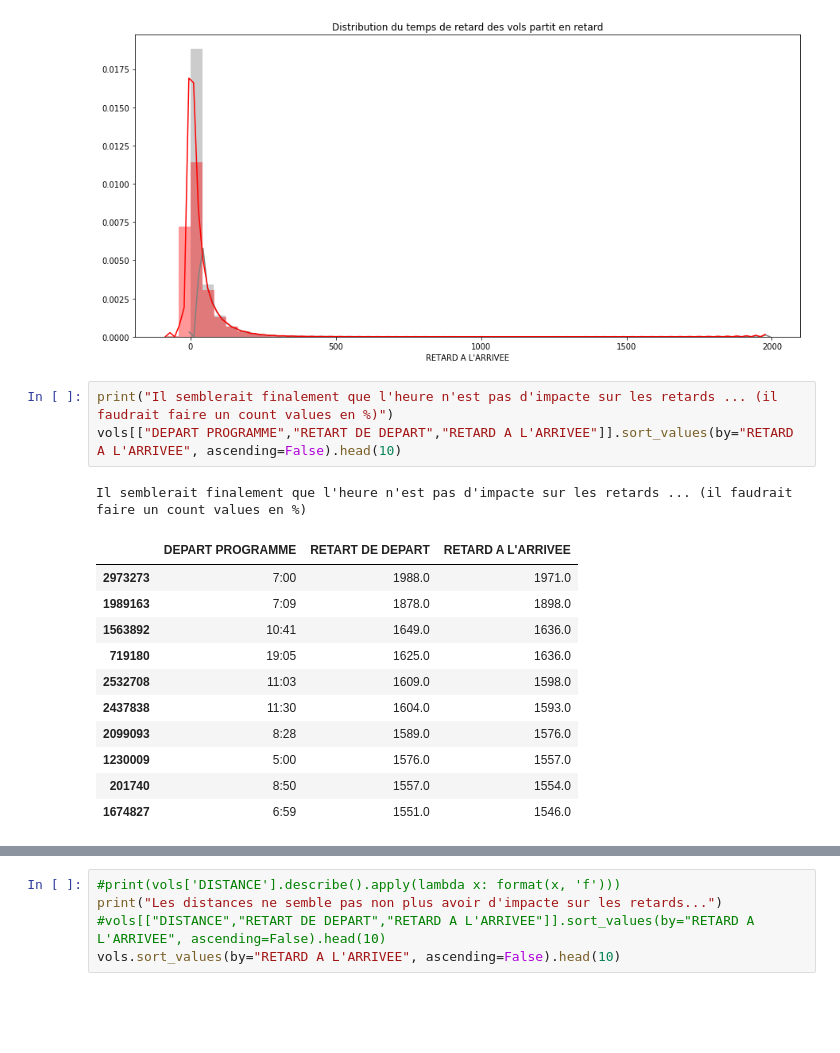
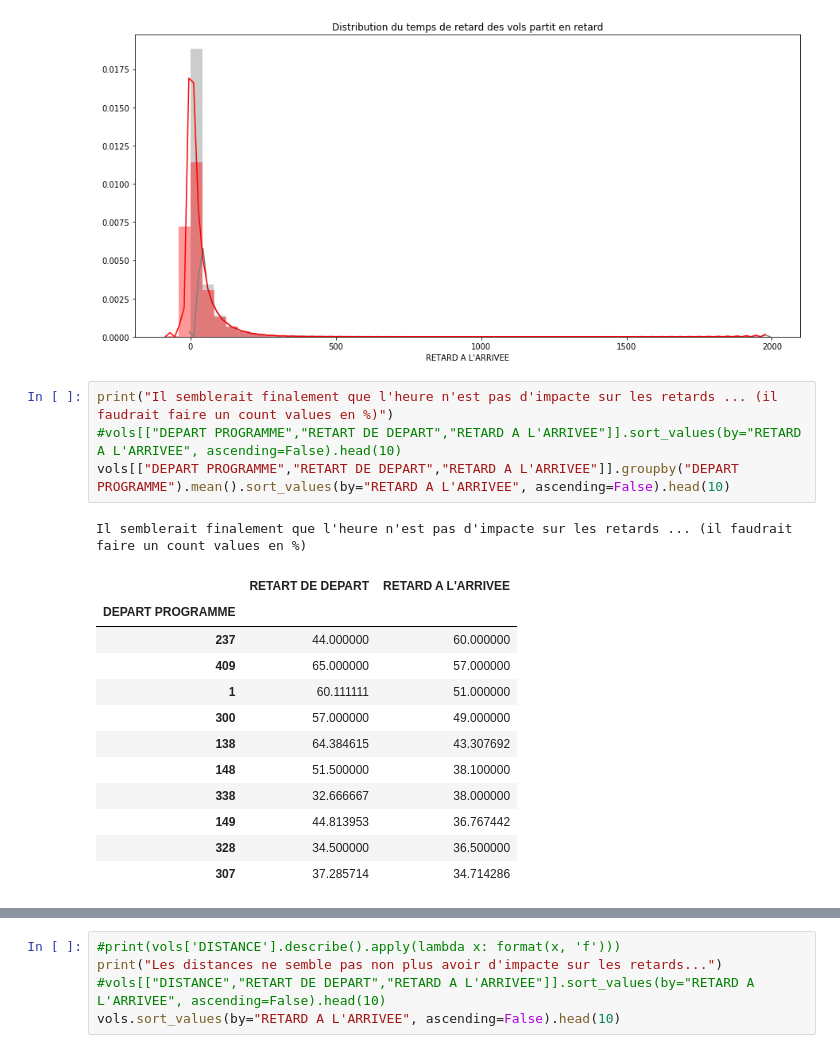
Before and after one commit to samirLazzali/flight-delay-consulting, a Jupyter notebook: aeroport_eda.ipynb, the cells around one changed output, grey strips where cells are left out. Saved outputs shown, nothing was run; the diff lists cells and outputs as text; blank space fills up the shorter version.

```diff
--- a/aeroport_eda.ipynb
+++ b/aeroport_eda.ipynb
@@ -276,17 +286,19 @@ Retard de + de 10 min à l'arrivé :  53.44 %
 [figure]
 # %%
 print("Il semblerait finalement que l'heure n'est pas d'impacte sur les retards ... (il faudrait faire un count values en %)")
-vols[["DEPART PROGRAMME","RETART DE DEPART","RETARD A L'ARRIVEE"]].sort_values(by="RETARD A L'ARRIVEE", ascending=False).head(10)
+#vols[["DEPART PROGRAMME","RETART DE DEPART","RETARD A L'ARRIVEE"]].sort_values(by="RETARD A L'ARRIVEE", ascending=False).head(10)
+vols[["DEPART PROGRAMME","RETART DE DEPART","RETARD A L'ARRIVEE"]].groupby("DEPART PROGRAMME").mean().sort_values(by="RETARD A L'ARRIVEE", ascending=False).head(10)
 # %% [output]
 Il semblerait finalement que l'heure n'est pas d'impacte sur les retards ... (il faudrait faire un count values en %)
-|  | DEPART PROGRAMME | RETART DE DEPART | RETARD A L'ARRIVEE |
-| 2973273 | 7:00 | 1988.0 | 1971.0 |
-| 1989163 | 7:09 | 1878.0 | 1898.0 |
-| 1563892 | 10:41 | 1649.0 | 1636.0 |
-| 719180 | 19:05 | 1625.0 | 1636.0 |
-| 2532708 | 11:03 | 1609.0 | 1598.0 |
-| 2437838 | 11:30 | 1604.0 | 1593.0 |
-| 2099093 | 8:28 | 1589.0 | 1576.0 |
-| 1230009 | 5:00 | 1576.0 | 1557.0 |
-| 201740 | 8:50 | 1557.0 | 1554.0 |
-| 1674827 | 6:59 | 1551.0 | 1546.0 |
+|  | RETART DE DEPART | RETARD A L'ARRIVEE |
+| DEPART PROGRAMME |  |  |
+| 237 | 44.000000 | 60.000000 |
+| 409 | 65.000000 | 57.000000 |
+| 1 | 60.111111 | 51.000000 |
+| 300 | 57.000000 | 49.000000 |
+| 138 | 64.384615 | 43.307692 |
+| 148 | 51.500000 | 38.100000 |
+| 338 | 32.666667 | 38.000000 |
+| 149 | 44.813953 | 36.767442 |
+| 328 | 34.500000 | 36.500000 |
+| 307 | 37.285714 | 34.714286 |
```
Also changed, not shown: parts of 10 cells of this notebook, 1 other file.
